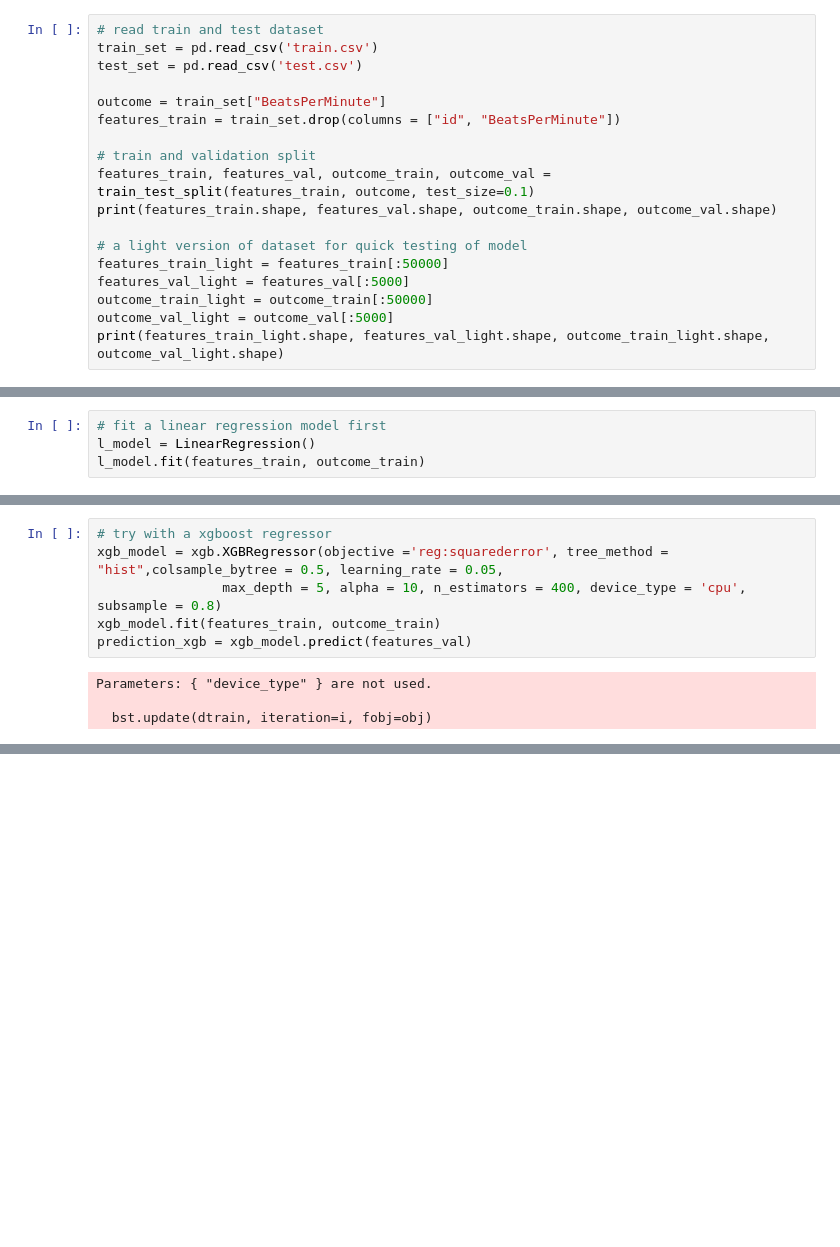
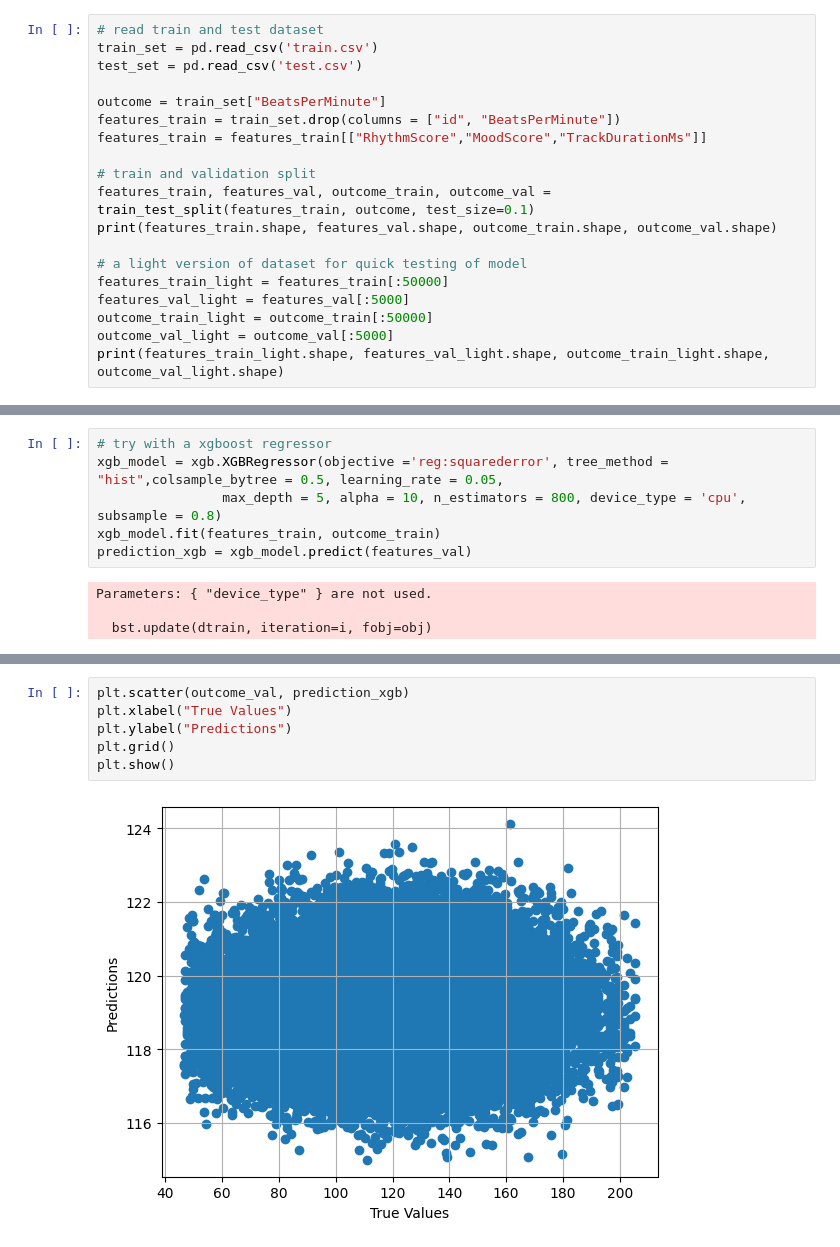
Before and after one commit to jessiestang/kagggle-predict-song-beat, a Jupyter notebook: linear_regression.ipynb, the cells around one changed output, grey strips where cells are left out. Cells and saved outputs as stored; diff of their text form; blank space fills up the shorter version.

```diff
--- a/linear_regression.ipynb
+++ b/linear_regression.ipynb
@@ -16,6 +17,7 @@ test_set = pd.read_csv('test.csv')
 
 outcome = train_set["BeatsPerMinute"]
 features_train = train_set.drop(columns = ["id", "BeatsPerMinute"])
+features_train = features_train[["RhythmScore","MoodScore","TrackDurationMs"]]
 
 # train and validation split
 features_train, features_val, outcome_train, outcome_val = train_test_split(features_train, outcome, test_size=0.1)
@@ -33,4 +34,0 @@ print(features_train_light.shape, features_val_light.shape, outcome_train_light.
-# %%
-# fit a linear regression model first
-l_model = LinearRegression()
-l_model.fit(features_train, outcome_train)
@@ -62,7 +35,7 @@ plt.show()
 # %%
 # try with a xgboost regressor
 xgb_model = xgb.XGBRegressor(objective ='reg:squarederror', tree_method = "hist",colsample_bytree = 0.5, learning_rate = 0.05,
-                max_depth = 5, alpha = 10, n_estimators = 400, device_type = 'cpu', subsample = 0.8)
+                max_depth = 5, alpha = 10, n_estimators = 800, device_type = 'cpu', subsample = 0.8)
 xgb_model.fit(features_train, outcome_train)
 prediction_xgb = xgb_model.predict(features_val)
 # %% [output]
@@ -84,2 +57,10 @@ The r2 score is -0.0006022955495192939
+# %%
+plt.scatter(outcome_val, prediction_xgb)
+plt.xlabel("True Values")
+plt.ylabel("Predictions")
+plt.grid()
+plt.show()
+# %% [output]
+[figure, added]
 # %%
 # try with a histgradientboosting regressor
```
Also changed, not shown: parts of 14 cells of this notebook.
